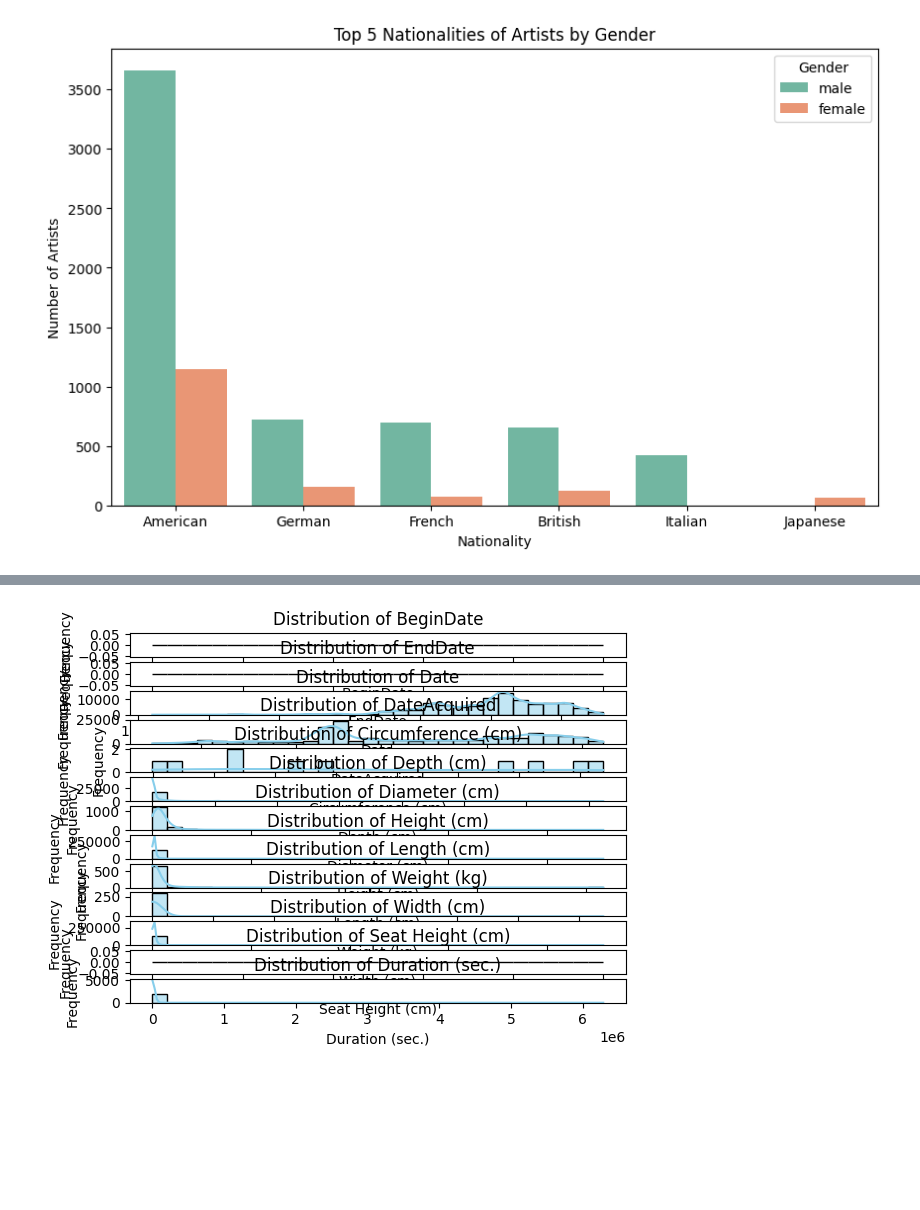
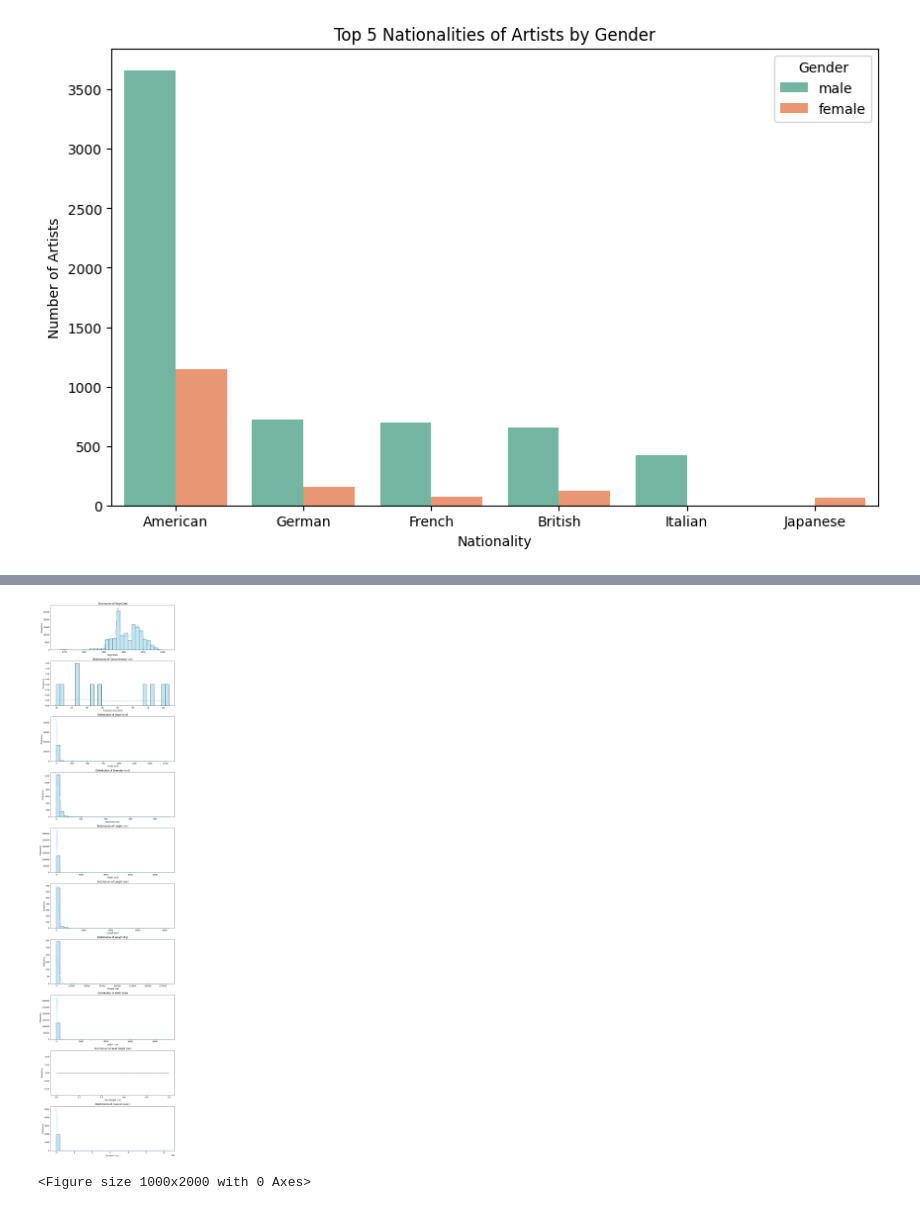
Before and after one commit to jcomita/ML-Assignment-1, a Jupyter notebook: Comita_MOMA_DataVis.ipynb, the cells around one changed output, grey strips where cells are left out. Cells and saved outputs as stored; diff of their text form; code cells hidden in the pictures; blank space fills up the shorter version.

```diff
--- a/Comita_MOMA_DataVis.ipynb
+++ b/Comita_MOMA_DataVis.ipynb
@@ -318,17 +330,2 @@ Seat Height (cm)      156633
 Duration (sec.)       154681
 dtype: int64
-# %%
-#Make sure all dates are in the correct format across data set
-if 'BeginDate' in df_moma_artworks.columns:
-  df_moma_artworks['BeginDate'] = pd.to_datetime(df_moma_artworks['BeginDate'],
-                                                errors='coerce')
-if 'EndDate' in df_moma_artworks.columns:
-  df_moma_artworks['EndDate'] = pd.to_datetime(df_moma_artworks ['EndDate'],
-  errors='coerce')
-if 'Date' in df_moma_artworks.columns:
-  df_moma_artworks['Date'] = pd.to_datetime(df_moma_artworks ['Date'],
-  errors='coerce')
-if 'DateAcquired' in df_moma_artworks.columns:
-  df_moma_artworks['DateAcquired'] = pd.to_datetime(df_moma_artworks ['DateAcquired'],
-  errors='coerce')
-  print("\nData Types After Conversion:\n", df_moma_artworks.dtypes)
@@ -353,3 +353,5 @@ dtype: object
+# %%
+df_moma_artworks['BeginDate'] = pd.to_datetime(df_moma_artworks['BeginDate'], format='(%Y)', errors='coerce').dt.year
 # %%
 #Examine all numeric columns
 numeric_columns = df_moma_artworks.select_dtypes(include=['datetime64', 'float64'
@@ -363,10 +380,25 @@ plt.figure(figsize=(10, 8))
+# %%
+fig, axes = plt.subplots(len(numeric_columns), 1, figsize=(10, len(numeric_columns) * 4))
+for i, column in enumerate(numeric_columns):
+    sns.histplot(df_moma_artworks[column], kde=True, color='skyblue', bins=30, ax=axes[i])
+    axes[i].set_title(f'Distribution of {column}')
+    axes[i].set_xlabel(column)
+    axes[i].set_ylabel('Frequency')
+plt.tight_layout()
+plt.show()
+# %% [output]
+[figure, added]
 # %%
-for i, column in enumerate(numeric_columns, 1):
-  plt.subplot(len(numeric_columns), 1, i)
-  sns.histplot(df_moma_artworks[column], kde=True, color='skyblue', bins=30)
+#Do less data
+#Examine all datetime
+datetime_columns = df_moma_artworks.select_dtypes(include=['datetime64']).columns
+plt.figure(figsize=(10, 20))
+for i, column in enumerate(datetime_columns, 1):
+  plt.subplot(len(datetime_columns), 1, i)
+  sns.histplot(df_moma_artworks[column], kde=True, color='green', bins=30)
   plt.title(f'Distribution of {column}')
   plt.xlabel(column)
   plt.ylabel('Frequency')
   plt.show
 # %% [output]
-[figure, removed]
+<Figure size 1000x2000 with 0 Axes>
```
Also changed, not shown: parts of 35 cells of this notebook.
